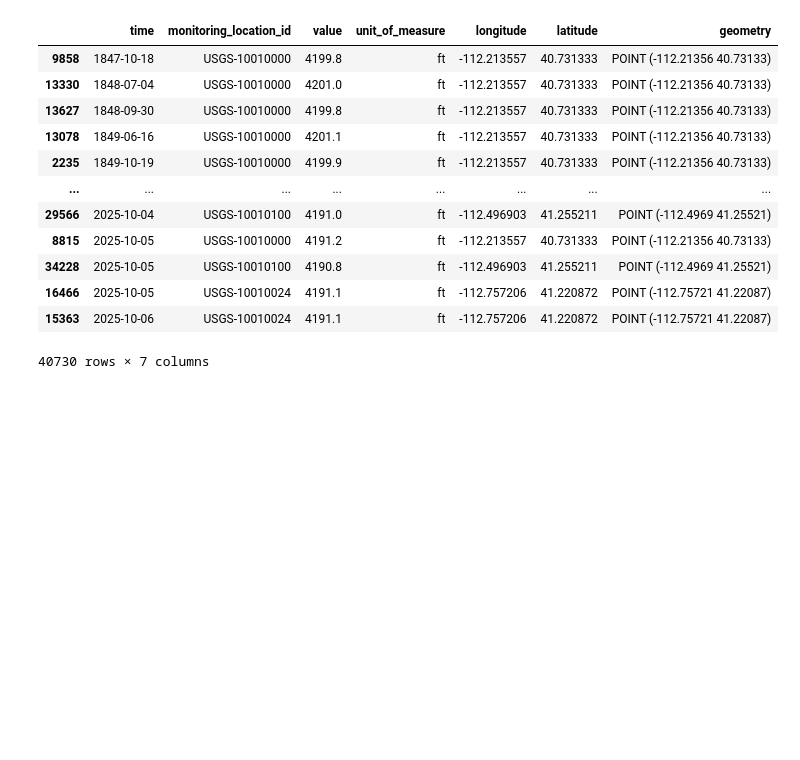
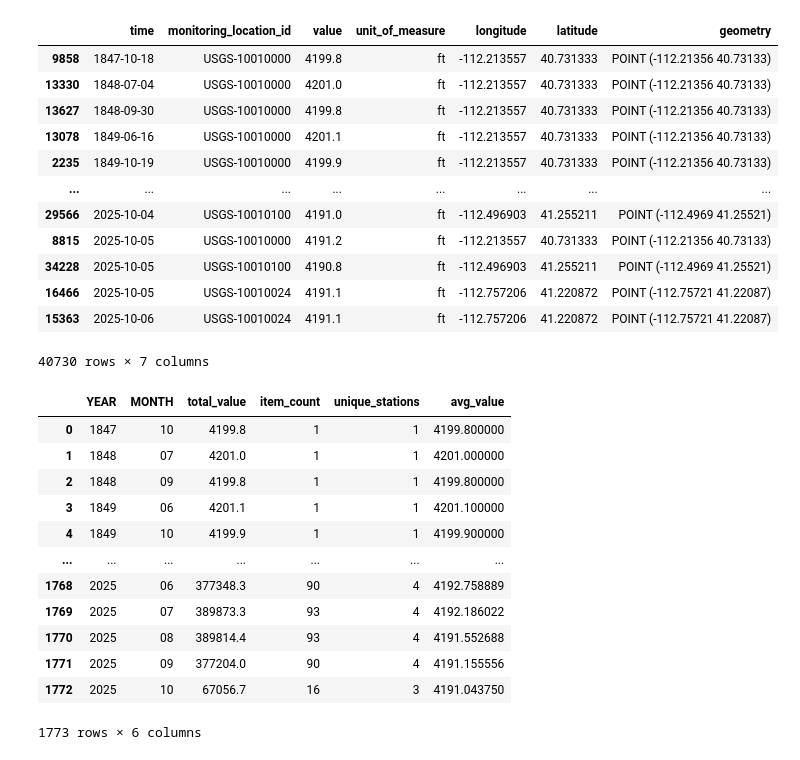
Before and after one commit to jrlipscomb256/gsl_desert, a Jupyter notebook: 3_desert_historical_GSL.ipynb, the cells around one changed output. Saved outputs shown, nothing was run; the diff lists cells and outputs as text; code cells hidden in the pictures; blank space fills up the shorter version.

```diff
--- a/3_desert_historical_GSL.ipynb
+++ b/3_desert_historical_GSL.ipynb
@@ -58,0 +59,28 @@ Reading: data\usgs_history\GSL_WTR_LEVEL_HISTORY_USGS-10141000.csv
+# %%
+import geopandas as gpd
+gdf = gpd.read_parquet("data/gsl_wtr_level_history.parquet")
+gdf["YEAR"] = gdf["time"].apply(lambda x: str(x).split("-")[0])
+gdf["MONTH"] = gdf["time"].apply(lambda x: str(x).split("-")[1])
+gdf = gdf.reset_index(drop=True).sort_values("YEAR")
+
+gdf_grouped = gdf.groupby(["YEAR", "MONTH"]).agg(
+    total_value=("value", "sum"),
+    item_count=("value", "count"),
+    unique_stations=("monitoring_location_id", "nunique")
+).reset_index()
+gdf_grouped["avg_value"] = gdf_grouped["total_value"] / gdf_grouped["item_count"]
+gdf_grouped
+# %% [output]
+|  | YEAR | MONTH | total_value | item_count | unique_stations | avg_value |
+| 0 | 1847 | 10 | 4199.8 | 1 | 1 | 4199.800000 |
+| 1 | 1848 | 07 | 4201.0 | 1 | 1 | 4201.000000 |
+| 2 | 1848 | 09 | 4199.8 | 1 | 1 | 4199.800000 |
+| 3 | 1849 | 06 | 4201.1 | 1 | 1 | 4201.100000 |
+| 4 | 1849 | 10 | 4199.9 | 1 | 1 | 4199.900000 |
+| ... | ... | ... | ... | ... | ... | ... |
+| 1768 | 2025 | 06 | 377348.3 | 90 | 4 | 4192.758889 |
+| 1769 | 2025 | 07 | 389873.3 | 93 | 4 | 4192.186022 |
+| 1770 | 2025 | 08 | 389814.4 | 93 | 4 | 4191.552688 |
+| 1771 | 2025 | 09 | 377204.0 | 90 | 4 | 4191.155556 |
+| 1772 | 2025 | 10 | 67056.7 | 16 | 3 | 4191.043750 |
+1773 rows × 6 columns
```
Also changed, not shown: parts of 2 cells of this notebook, 4 other files.
